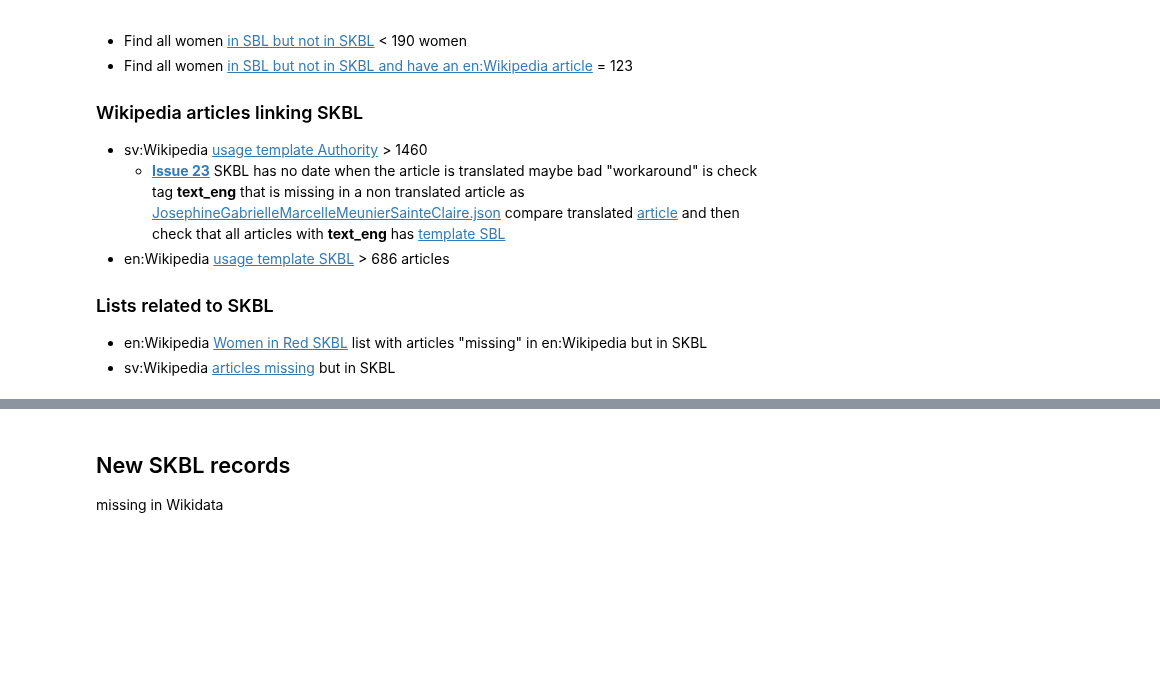
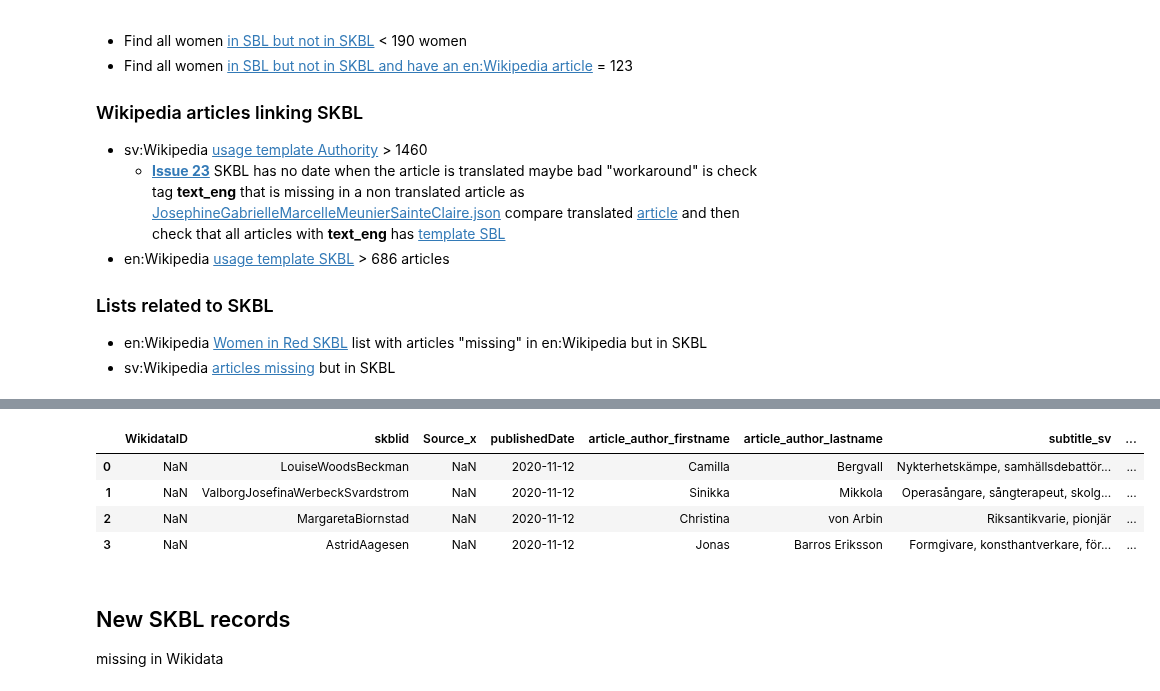
Before and after one commit to salgo60/open-data-examples, a Jupyter notebook: Svenskt Kvinnobiografiskt lexikon part 3.ipynb, the cells around one changed output, grey strips where cells are left out. Saved outputs shown, nothing was run; the diff lists cells and outputs as text; code cells hidden in the pictures; blank space fills up the shorter version.

```diff
--- a/Svenskt Kvinnobiografiskt lexikon part 3.ipynb
+++ b/Svenskt Kvinnobiografiskt lexikon part 3.ipynb
@@ -564,5 +567,13 @@ mergeSKBLWD_WDOnly["linkhtml"] = "<a href='https://www.skbl.se/sv/artikel/" + me
 
 pd.set_option("display.max.columns", None)
+# %%
+mergeSKBLWD_WDOnly
+# %% [output]
+|  | WikidataID | skblid | Source_x | publishedDate | article_author_firstname | article_author_lastname | subtitle_sv | ... |
+| 0 | NaN | LouiseWoodsBeckman | NaN | 2020-11-12 | Camilla | Bergvall | Nykterhetskämpe, samhällsdebattör... | ... |
+| 1 | NaN | ValborgJosefinaWerbeckSvardstrom | NaN | 2020-11-12 | Sinikka | Mikkola | Operasångare, sångterapeut, skolg... | ... |
+| 2 | NaN | MargaretaBiornstad | NaN | 2020-11-12 | Christina | von Arbin | Riksantikvarie, pionjär | ... |
+| 3 | NaN | AstridAagesen | NaN | 2020-11-12 | Jonas | Barros Eriksson | Formgivare, konsthantverkare, för... | ... |
 # %% [markdown]
 ## New SKBL records
 missing in Wikidata
```
Also changed, not shown: parts of 27 cells of this notebook, 3 other files.
